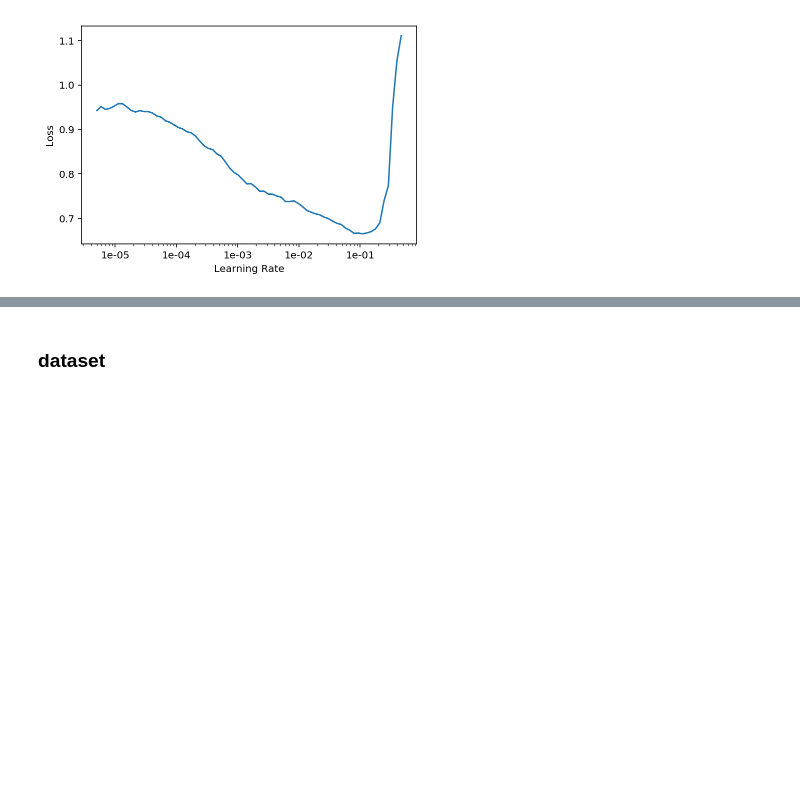
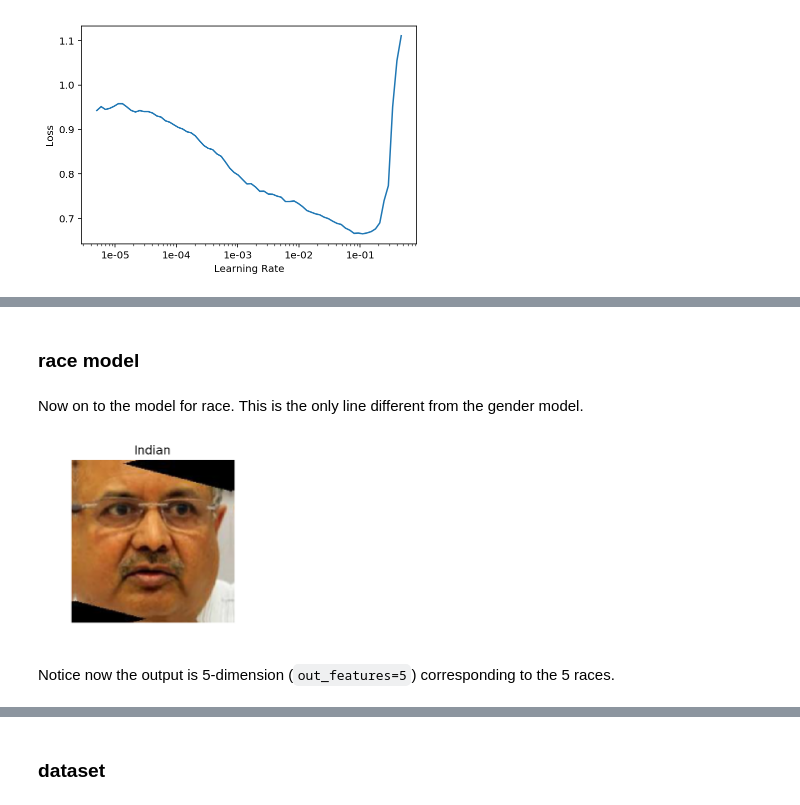
Before and after one commit to yang-zhang/yang-zhang.github.io, a Jupyter notebook: faces/nbs/20181106/multi-face.ipynb, the cells around one changed output, grey strips where cells are left out. Saved outputs shown, nothing was run; the diff lists cells and outputs as text; code cells hidden in the pictures; blank space fills up the shorter version.

```diff
--- a/faces/nbs/20181106/multi-face.ipynb
+++ b/faces/nbs/20181106/multi-face.ipynb
@@ -362,0 +414,4 @@ def train_model(sz, bs, lr):
+# %% [markdown]
+### race model
+# %% [markdown]
+Now on to the model for race. This is the only line different from the gender model.
@@ -362,0 +420,24 @@ def train_model(sz, bs, lr):
+# %%
+df = pd.read_csv('img2targets.csv', usecols=['img_name', target, 'is_train'])
+
+classes = sorted(set(df[target]))
+
+def get_dataset(df, classes=None):
+    return ImageClassificationDataset(df.img_name, df[target], classes)
+
+train_ds = get_dataset(df[df.is_train==1], classes)
+valid_ds = get_dataset(df[df.is_train==0], classes)
+
+def get_data(sz, bs):
+    return ImageDataBunch.create(train_ds, valid_ds, path=p, bs=bs, size=sz,
+                            ds_tfms=get_transforms()).normalize(imagenet_stats)
+
+data = get_data(sz=200, bs=128)
+
+i = np.random.choice(len(data.valid_ds))
+img,label = data.valid_ds[i]
+
+# img.show(title=" ".join(np.array(data.classes)[np.where(labels)[0]]))
+img.show(title=classes[label])
+# %% [output]
+[figure, added]
@@ -362,0 +446,2 @@ def train_model(sz, bs, lr):
+# %% [markdown]
+Notice now the output is 5-dimension (`out_features=5`) corresponding to the 5 races.
```
Also changed, not shown: parts of 101 cells of this notebook.
